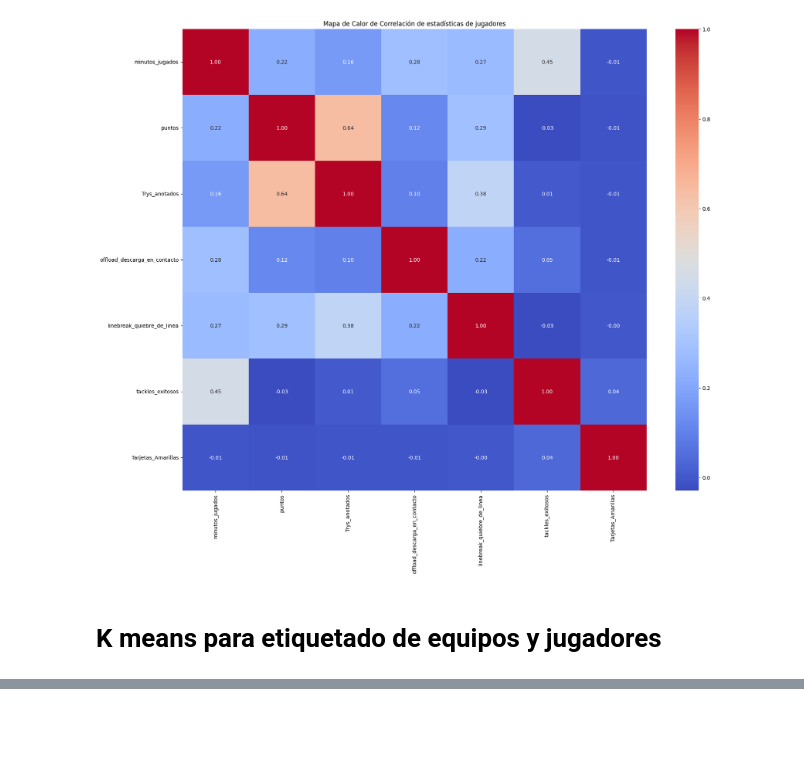
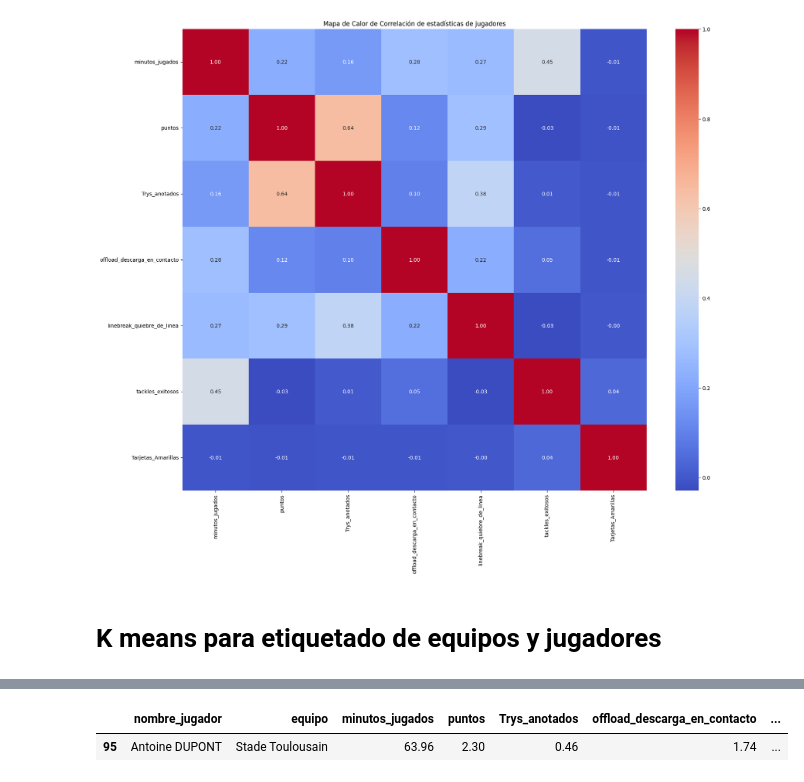
Before and after one commit to hubcborja/Proyecto_DataMining_NN, a Jupyter notebook: Proyecto_Mineria_Redes_Neuronales_HuberBorja.ipynb, the cells around one changed output, grey strips where cells are left out. Cells and saved outputs as stored; diff of their text form; code cells hidden in the pictures; blank space fills up the shorter version.

```diff
--- a/Proyecto_Mineria_Redes_Neuronales_HuberBorja.ipynb
+++ b/Proyecto_Mineria_Redes_Neuronales_HuberBorja.ipynb
@@ -665,0 +740,5 @@ Para n_clusters = 10, el score de silueta es: 0.1155
+# %%
+top14_perfiles_jugadores[top14_perfiles_jugadores['nombre_jugador']=="Antoine DUPONT"]
+# %% [output]
+|  | nombre_jugador | equipo | minutos_jugados | puntos | Trys_anotados | offload_descarga_en_contacto | ... |
+| 95 | Antoine DUPONT | Stade Toulousain | 63.96 | 2.30 | 0.46 | 1.74 | ... |
```
Also changed, not shown: parts of 7 cells of this notebook.
